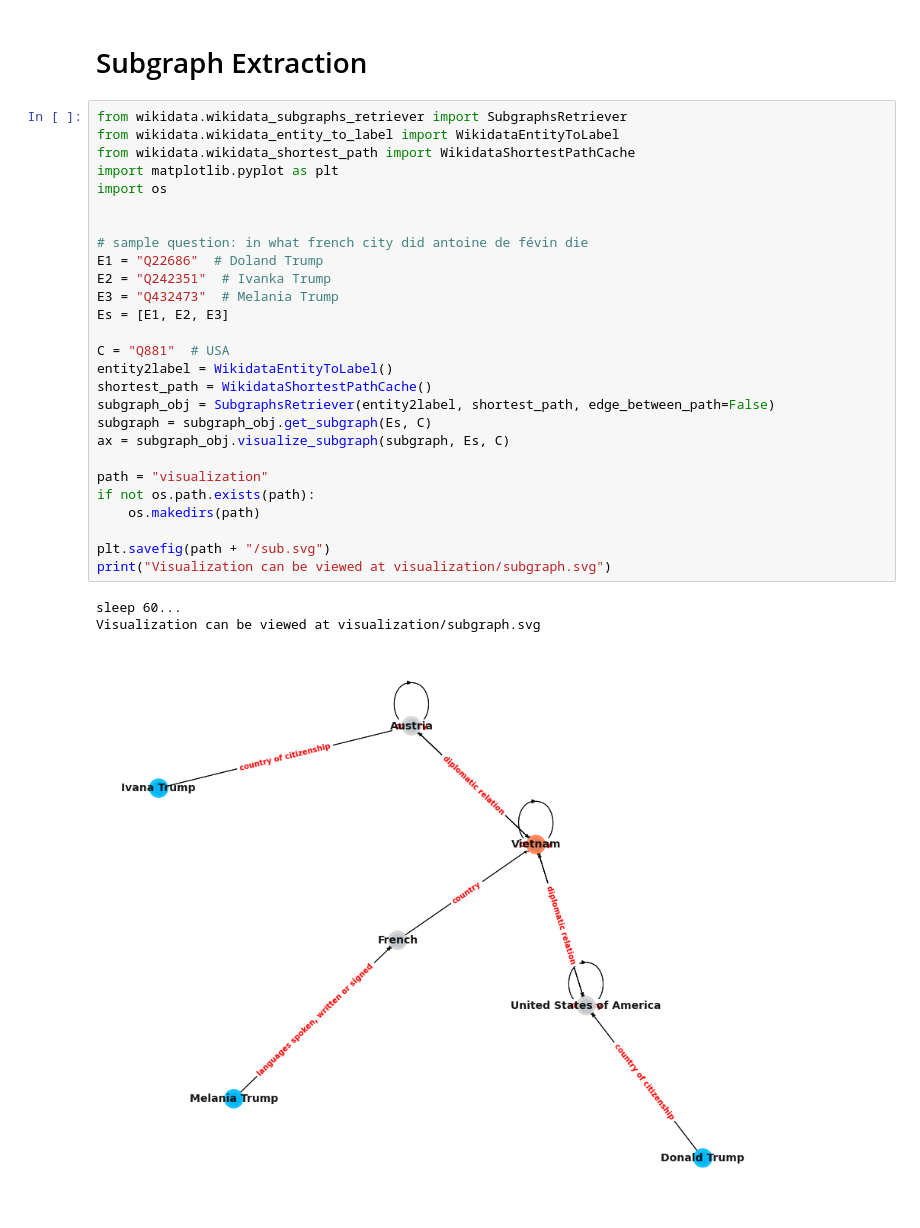
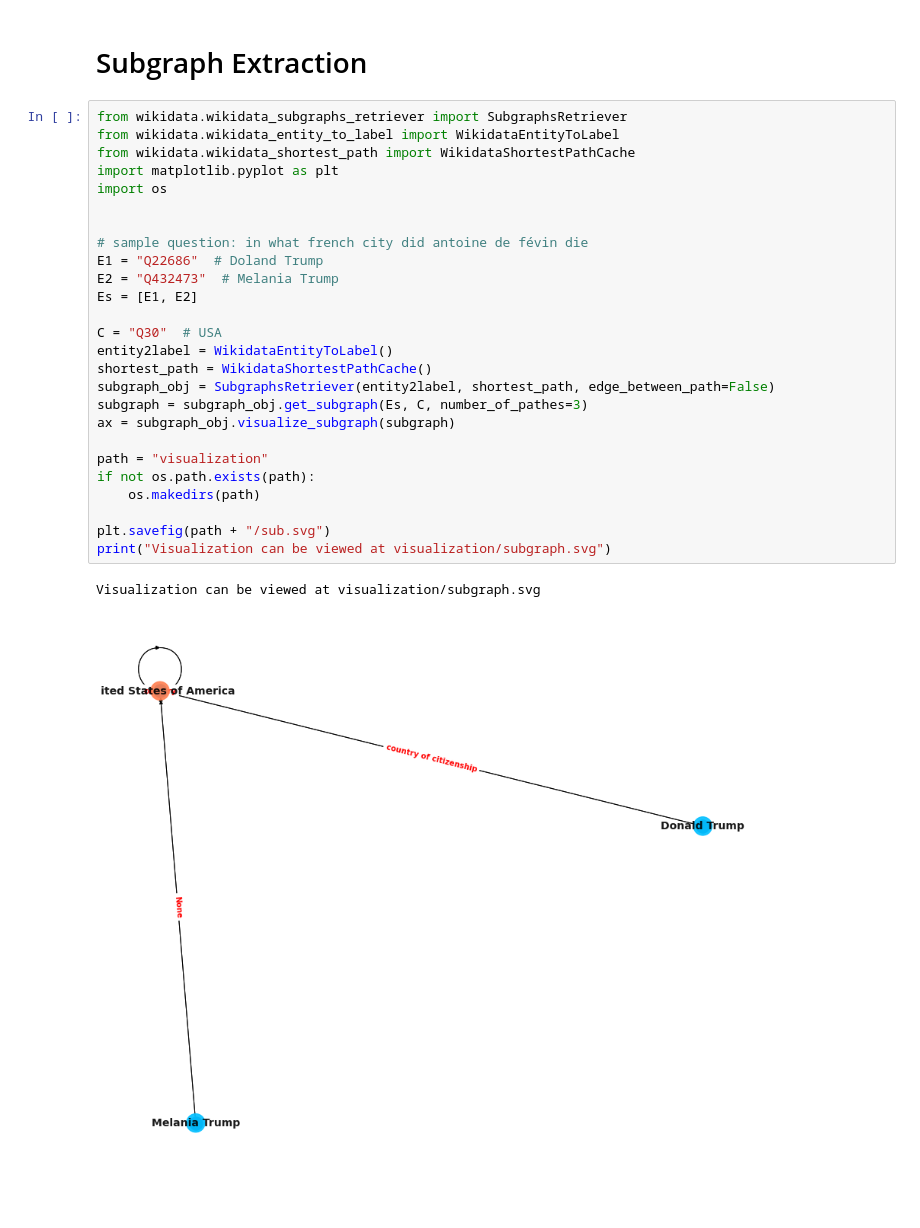
Before and after one commit to s-nlp/kbqa, a Jupyter notebook: example.ipynb, the cells around one changed output. Saved outputs shown, nothing was run; the diff lists cells and outputs as text.

Commit message:
Optimized subgraphs retrivier for speedup and using multiple shortest pathes request

```diff
--- a/example.ipynb
+++ b/example.ipynb
@@ -102,31 +101,29 @@ genre_entityes.sentences_batch_to_entities(
 # %%
 from wikidata.wikidata_subgraphs_retriever import SubgraphsRetriever
 from wikidata.wikidata_entity_to_label import WikidataEntityToLabel
 from wikidata.wikidata_shortest_path import WikidataShortestPathCache
 import matplotlib.pyplot as plt
 import os
 
 
 # sample question: in what french city did antoine de févin die
 E1 = "Q22686"  # Doland Trump
-E2 = "Q242351"  # Ivanka Trump
-E3 = "Q432473"  # Melania Trump
-Es = [E1, E2, E3]
+E2 = "Q432473"  # Melania Trump
+Es = [E1, E2]
 
-C = "Q881"  # USA
+C = "Q30"  # USA
 entity2label = WikidataEntityToLabel()
 shortest_path = WikidataShortestPathCache()
 subgraph_obj = SubgraphsRetriever(entity2label, shortest_path, edge_between_path=False)
-subgraph = subgraph_obj.get_subgraph(Es, C)
-ax = subgraph_obj.visualize_subgraph(subgraph, Es, C)
+subgraph = subgraph_obj.get_subgraph(Es, C, number_of_pathes=3)
+ax = subgraph_obj.visualize_subgraph(subgraph)
 
 path = "visualization"
 if not os.path.exists(path):
     os.makedirs(path)
 
 plt.savefig(path + "/sub.svg")
 print("Visualization can be viewed at visualization/subgraph.svg")
 # %% [output]
-sleep 60...
 Visualization can be viewed at visualization/subgraph.svg
-[figure, old version]
+[figure, new version]
```
Also changed, not shown: parts of 6 cells of this notebook, 5 other files.
